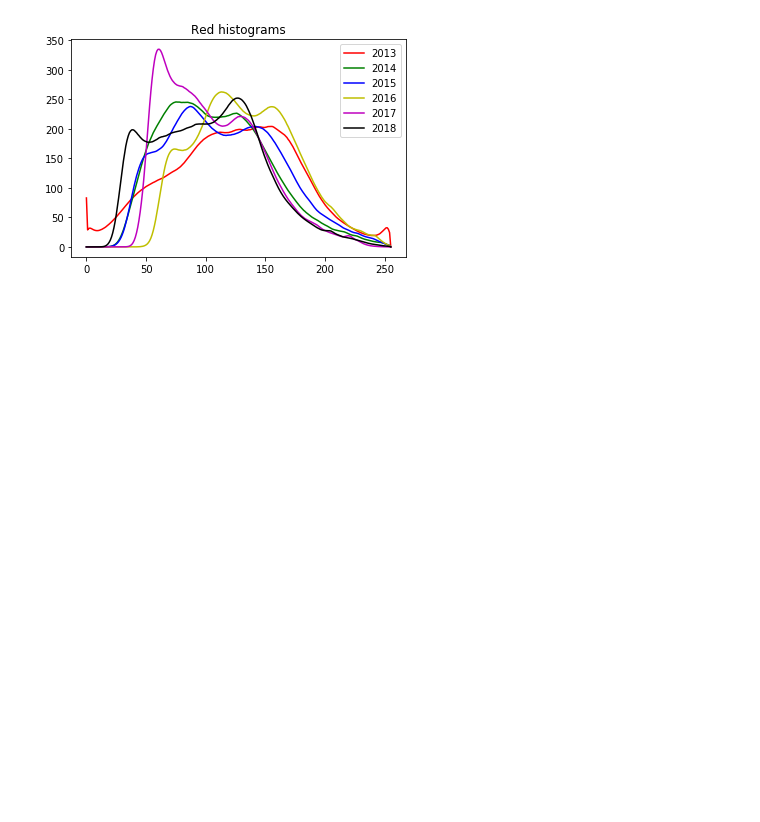
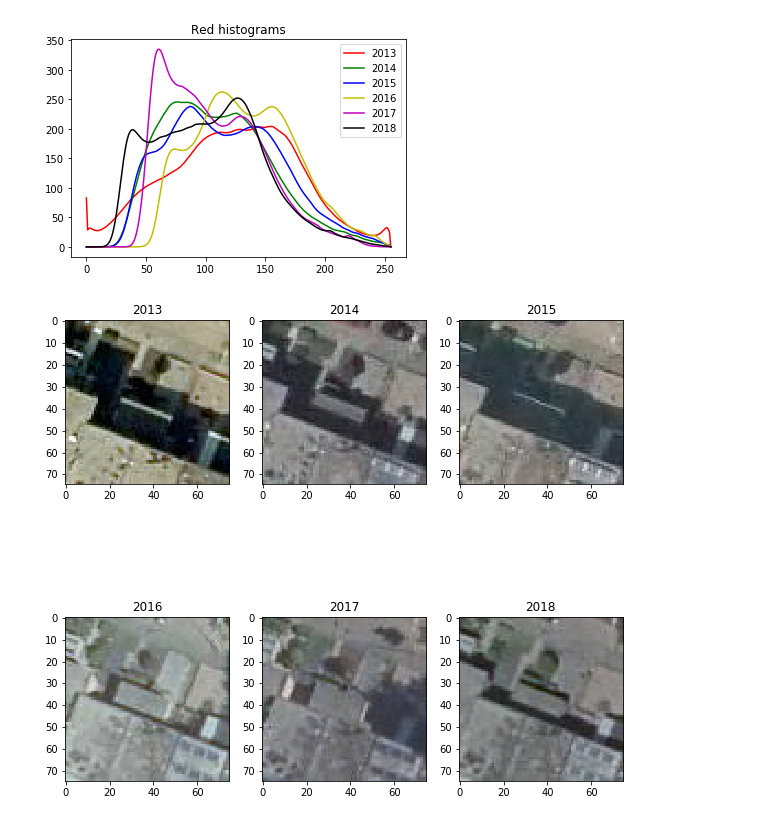
Before and after one commit to thinkpractice/DeepSolaris, a Jupyter notebook: CompareAllHistograms.ipynb, the cells around one changed output. Drawn from its saved outputs; the diff is of its cells as text; code cells hidden in the pictures; blank space fills up the shorter version.

Commit message:
Plotted one tile for several years

```diff
--- a/CompareAllHistograms.ipynb
+++ b/CompareAllHistograms.ipynb
@@ -99,3 +99,15 @@ one_color_histogram(histogram_per_year, 1, "Green histograms")
 one_color_histogram(histogram_per_year, 2, "Red histograms")
 # %% [output]
 [figure]
+# %%
+first_images = [cv.imread(filenames_per_year[year][1]) for year in years]
+# %%
+_, ax = plt.subplots(2,3, figsize=(10,10))
+i = 0
+for r in range(2):
+    for c in range(3):
+        ax[r,c].imshow(first_images[i][:,:,::-1])
+        ax[r,c].set_title(years[i])
+        i += 1
+# %% [output]
+[figure, added]
```
